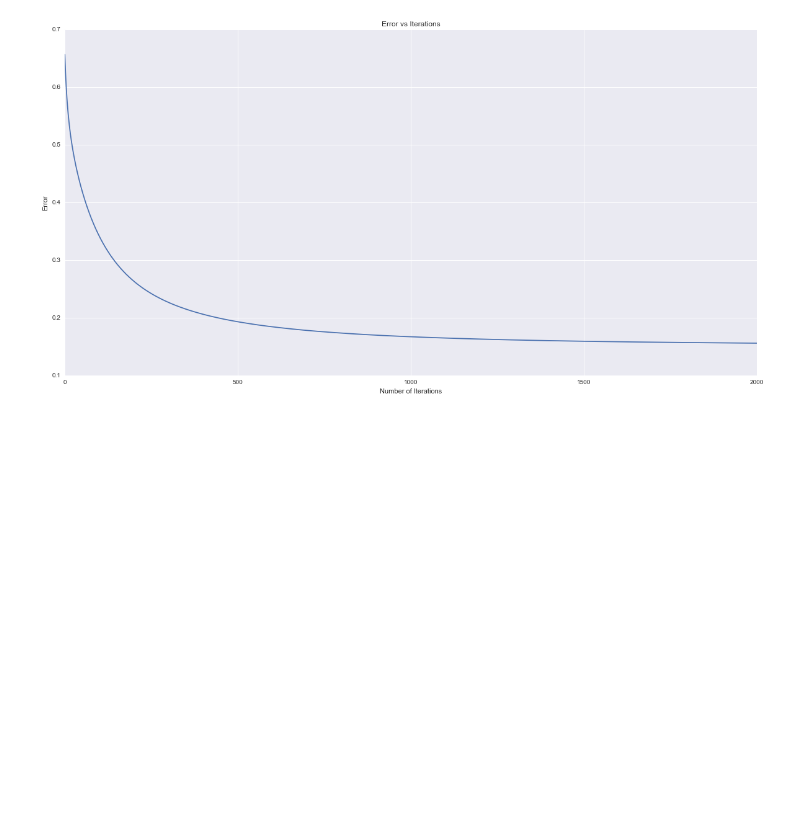
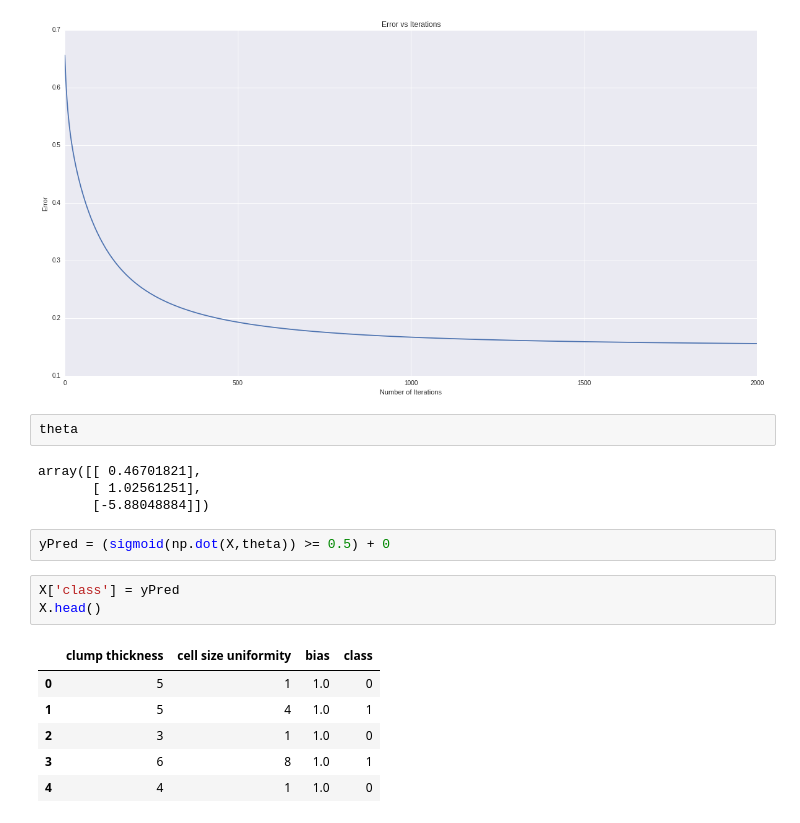
Before and after one commit to rurouni-najeeb/Kaggle, a Jupyter notebook: Logistic Regression.ipynb, the cells around one changed output. Drawn from its saved outputs; the diff is of its cells as text; blank space fills up the shorter version.

```diff
--- a/Logistic Regression.ipynb
+++ b/Logistic Regression.ipynb
@@ -93,3 +93,21 @@ plt.title('Error vs Iterations')
 # %% [output]
 <matplotlib.text.Text at 0x...>
 [figure]
+# %%
+theta
+# %% [output]
+array([[ 0.46701821],
+       [ 1.02561251],
+       [-5.88048884]])
+# %%
+yPred = (sigmoid(np.dot(X,theta)) >= 0.5) + 0
+# %%
+X['class'] = yPred
+X.head()
+# %% [output]
+|  | clump thickness | cell size uniformity | bias | class |
+| 0 | 5 | 1 | 1.0 | 0 |
+| 1 | 5 | 4 | 1.0 | 1 |
+| 2 | 3 | 1 | 1.0 | 0 |
+| 3 | 6 | 8 | 1.0 | 1 |
+| 4 | 4 | 1 | 1.0 | 0 |
```
Also changed, not shown: parts of 1 cell of this notebook, 3 other files.
